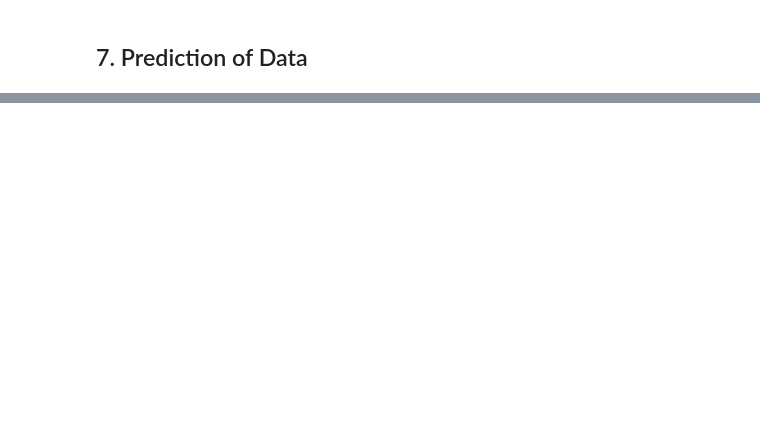
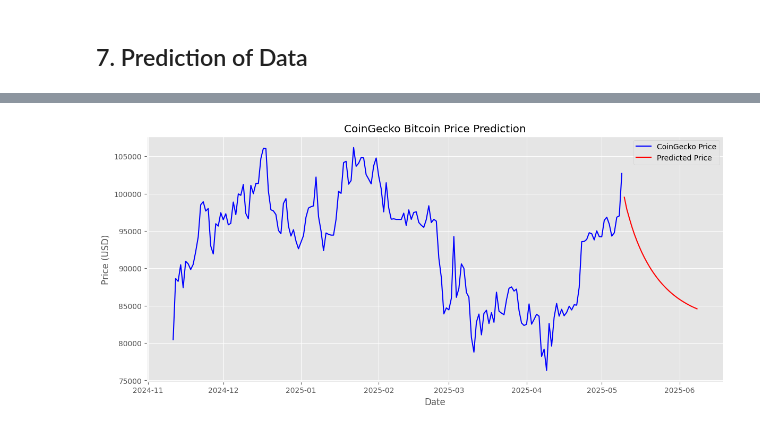
Before and after one commit to ArovaSyams/Bitcoin-Price-Prediction-with-LSTM, a Jupyter notebook: Notebook.ipynb, the cells around one changed output, grey strips where cells are left out. Saved outputs shown, nothing was run; the diff lists cells and outputs as text; code cells hidden in the pictures; blank space fills up the shorter version.

```diff
--- a/Notebook.ipynb
+++ b/Notebook.ipynb
@@ -453,0 +482,31 @@ plt.show()
+# %%
+# change daily_price to numpy array
+daily_prices_array = daily_prices['price'].values.reshape(-1, 1)
+
+# scale the data
+daily_prices_array = scaler_y.transform(daily_prices_array)
+daily_prices_tensor = torch.tensor(daily_prices_array).float()
+
+# check the shape of daily_prices_tensor
+daily_prices_tensor.shape
+
+# make prediction for 60 days ahead
+predictions = predict(
+    model=lstm,
+    input_seq=daily_prices_tensor,
+    future_days=30,
+    num_layers=2,
+    hidden_size=64
+)
+# %%
+# visualize the prediction
+plt.figure(figsize=(14, 6))
+plt.plot(daily_prices['timestamp'], daily_prices['price'], label='CoinGecko Price', color='blue')
+plt.plot(pd.date_range(start=daily_prices['timestamp'].iloc[-1] + pd.Timedelta(days=1), periods=30), predictions, label='Predicted Price', color='red')
+plt.title('CoinGecko Bitcoin Price Prediction')
+plt.xlabel('Date')
+plt.ylabel('Price (USD)')
+plt.legend()
+plt.show()
+# %% [output]
+[figure, added]
```
Also changed, not shown: parts of 11 cells of this notebook, 1 other file.
